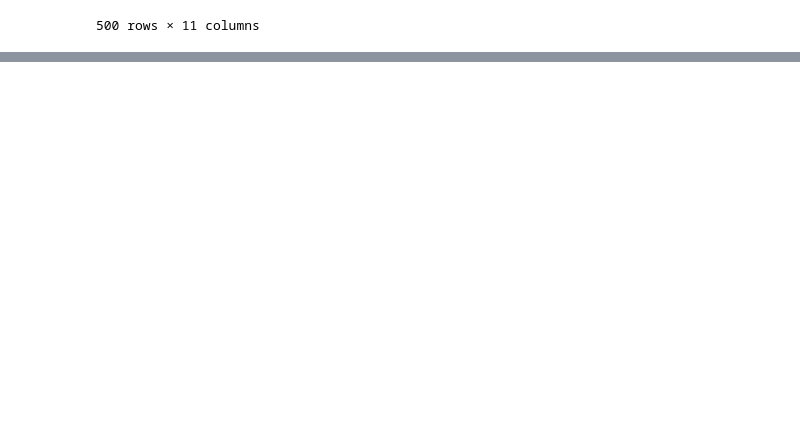
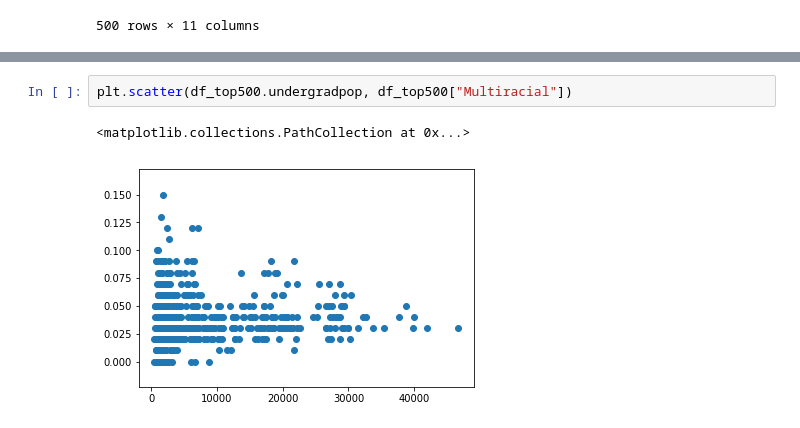
Before and after one commit to nforesti/education, a Jupyter notebook: top500_undergradpop_demographic.ipynb, the cells around one changed output, grey strips where cells are left out. Drawn from its saved outputs; the diff is of its cells as text; blank space fills up the shorter version.

```diff
--- a/top500_undergradpop_demographic.ipynb
+++ b/top500_undergradpop_demographic.ipynb
@@ -111,0 +127,5 @@ df_top500
+# %%
+plt.scatter(df_top500.undergradpop, df_top500["Multiracial"])
+# %% [output]
+<matplotlib.collections.PathCollection at 0x...>
+[figure, added]
```
Also changed, not shown: parts of 23 cells of this notebook.
